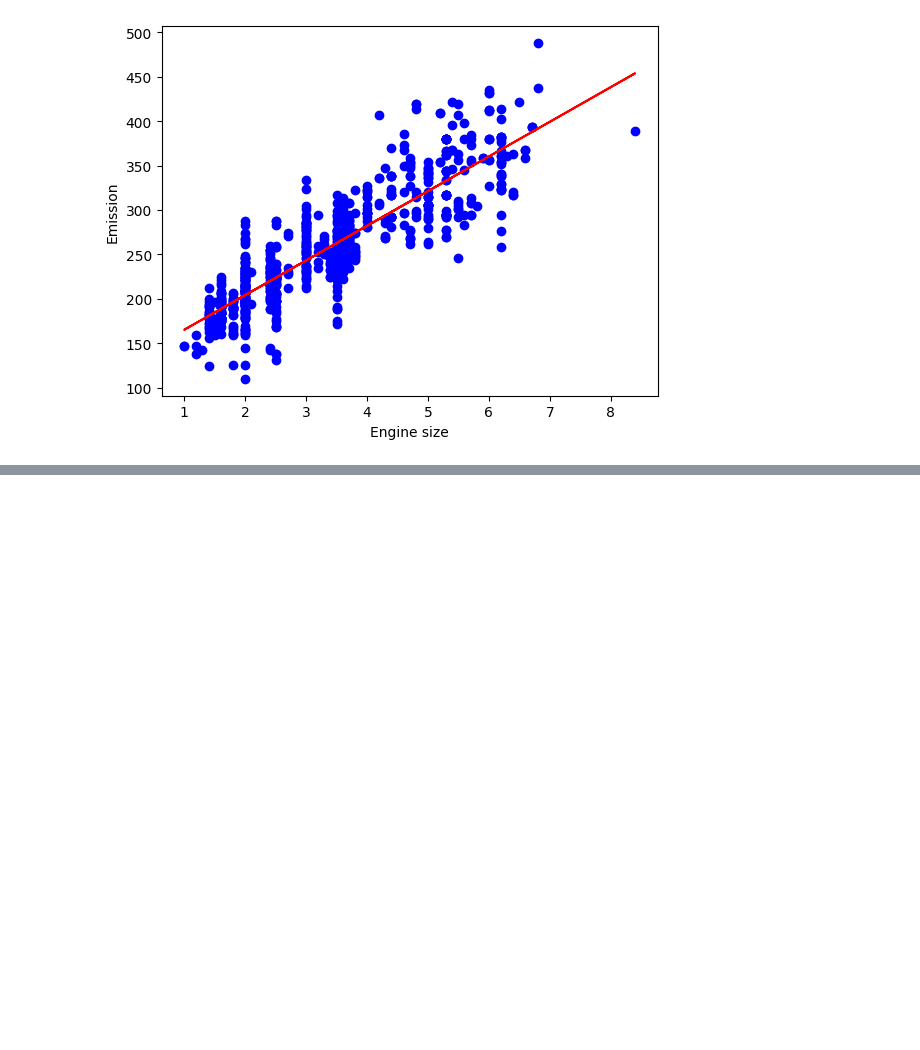
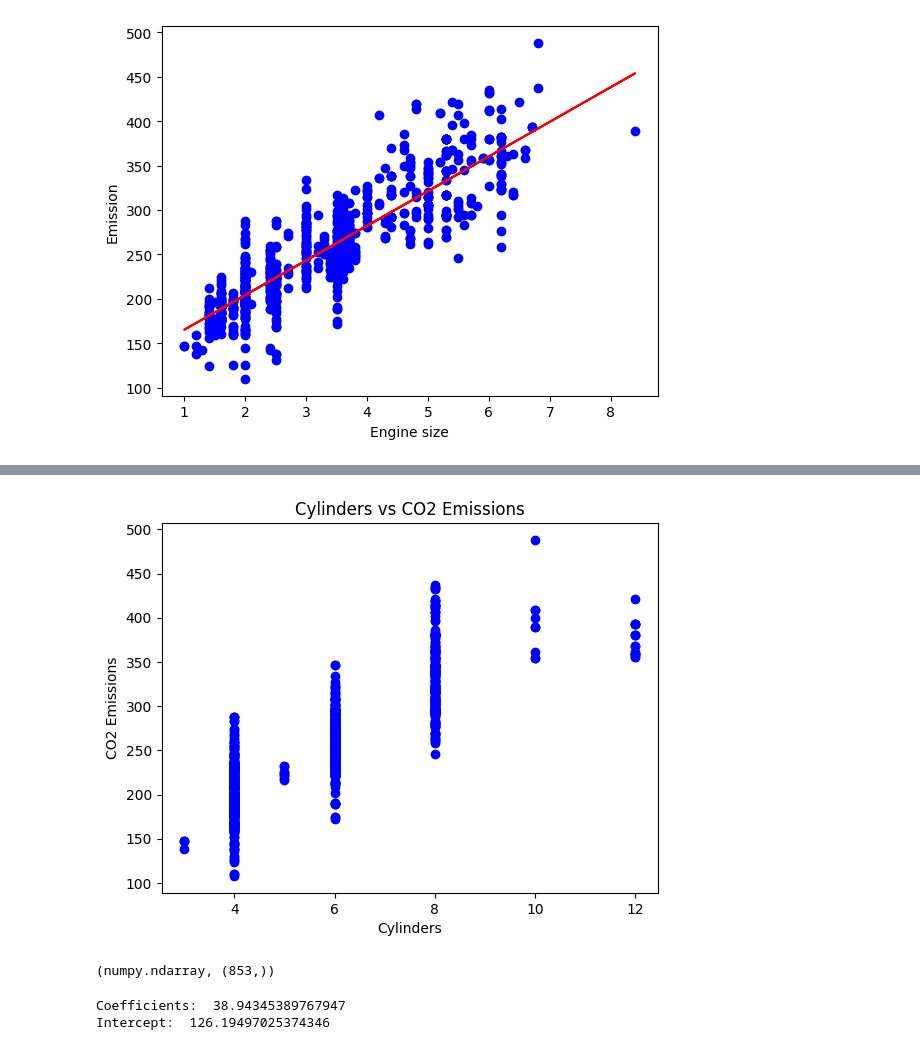
Before and after one commit to ruvxn/FuelConsumption, a Jupyter notebook: LinearRegression_CO2.ipynb, the cells around one changed output, grey strips where cells are left out. Saved outputs shown, nothing was run; the diff lists cells and outputs as text; code cells hidden in the pictures; blank space fills up the shorter version.

```diff
--- a/LinearRegression_CO2.ipynb
+++ b/LinearRegression_CO2.ipynb
@@ -164,0 +170,8 @@ Text(0, 0.5, 'Emission')
+# %%
+plt.scatter(cdf.CYLINDERS, cdf.CO2EMISSIONS, color='blue')
+plt.xlabel("Cylinders")
+plt.ylabel("CO2 Emissions")
+plt.title("Cylinders vs CO2 Emissions")
+plt.show()
+# %% [output]
+[figure, added]
@@ -164,0 +185,18 @@ Text(0, 0.5, 'Emission')
+# %%
+type(X_train), np.shape(X_train)
+# %% [output]
+(numpy.ndarray, (853,))
+# %%
+from sklearn import linear_model
+
+regressor = linear_model.LinearRegression()
+regressor.fit(X_train.reshape(-1,1), y_train)
+
+Coefficients = regressor.coef_[0]
+Intercept = regressor.intercept_
+
+print('Coefficients: ', Coefficients)
+print('Intercept: ',Intercept)
+# %% [output]
+Coefficients:  38.94345389767947
+Intercept:  126.19497025374346
```
Also changed, not shown: parts of 10 cells of this notebook.
